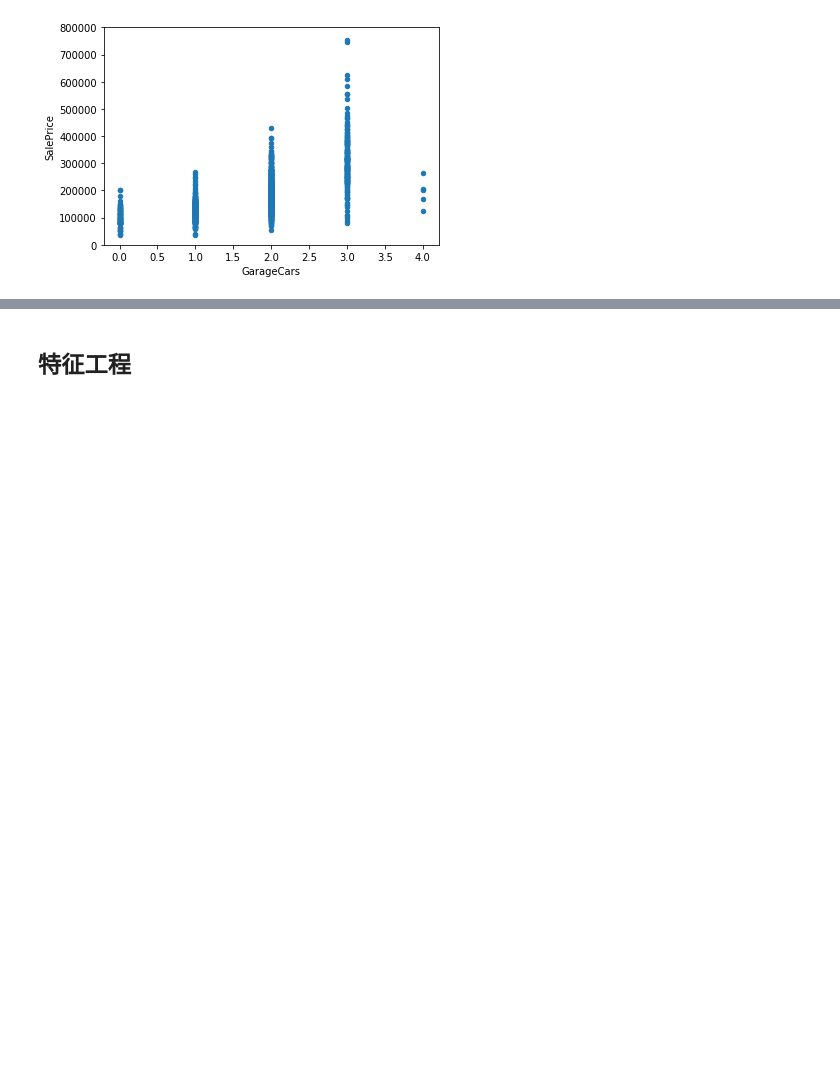
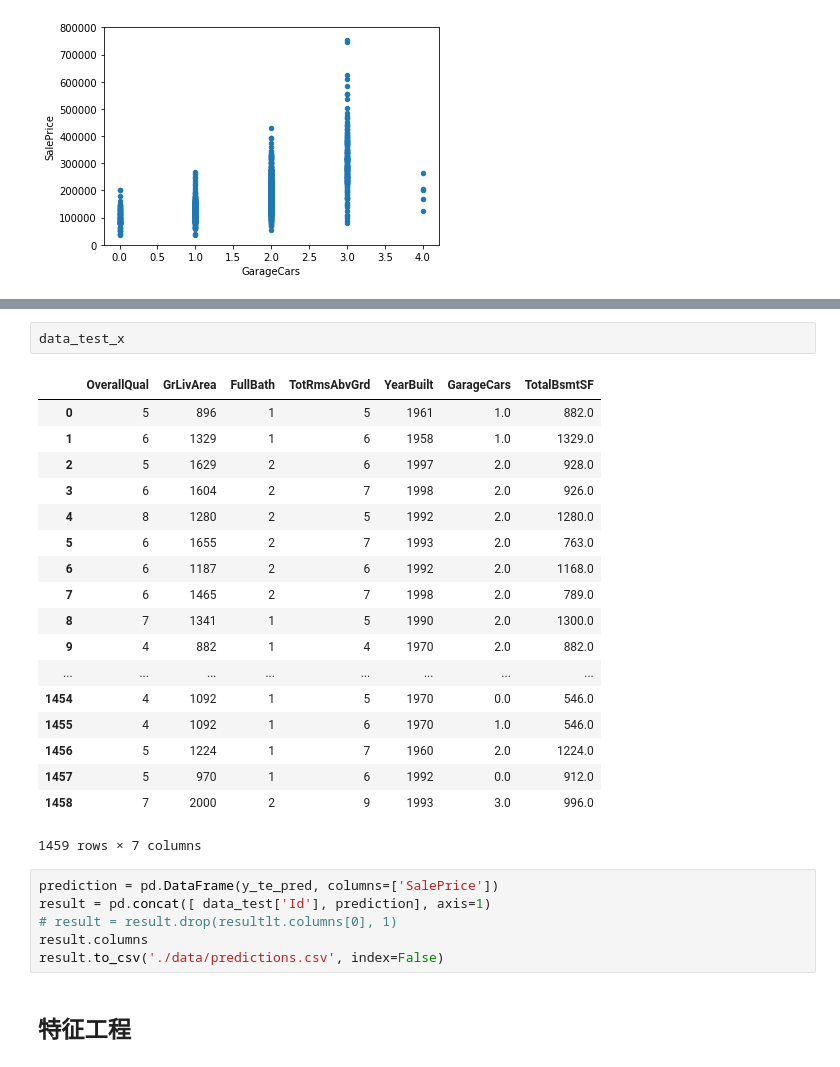
Before and after one commit to getianao/Kaggle-House-Prices, a Jupyter notebook: House Prices Pridiction.ipynb, the cells around one changed output, grey strips where cells are left out. Saved outputs shown, nothing was run; the diff lists cells and outputs as text; blank space fills up the shorter version.

```diff
--- a/House Prices Pridiction.ipynb
+++ b/House Prices Pridiction.ipynb
@@ -289,3 +569,30 @@ data.plot.scatter(x=var,y='SalePrice',ylim=(0,800000))
+# %%
+data_test_x
+# %% [output]
+|  | OverallQual | GrLivArea | FullBath | TotRmsAbvGrd | YearBuilt | GarageCars | TotalBsmtSF |
+| 0 | 5 | 896 | 1 | 5 | 1961 | 1.0 | 882.0 |
+| 1 | 6 | 1329 | 1 | 6 | 1958 | 1.0 | 1329.0 |
+| 2 | 5 | 1629 | 2 | 6 | 1997 | 2.0 | 928.0 |
+| 3 | 6 | 1604 | 2 | 7 | 1998 | 2.0 | 926.0 |
+| 4 | 8 | 1280 | 2 | 5 | 1992 | 2.0 | 1280.0 |
+| 5 | 6 | 1655 | 2 | 7 | 1993 | 2.0 | 763.0 |
+| 6 | 6 | 1187 | 2 | 6 | 1992 | 2.0 | 1168.0 |
+| 7 | 6 | 1465 | 2 | 7 | 1998 | 2.0 | 789.0 |
+| 8 | 7 | 1341 | 1 | 5 | 1990 | 2.0 | 1300.0 |
+| 9 | 4 | 882 | 1 | 4 | 1970 | 2.0 | 882.0 |
+| ... | ... | ... | ... | ... | ... | ... | ... |
+| 1454 | 4 | 1092 | 1 | 5 | 1970 | 0.0 | 546.0 |
+| 1455 | 4 | 1092 | 1 | 6 | 1970 | 1.0 | 546.0 |
+| 1456 | 5 | 1224 | 1 | 7 | 1960 | 2.0 | 1224.0 |
+| 1457 | 5 | 970 | 1 | 6 | 1992 | 0.0 | 912.0 |
+| 1458 | 7 | 2000 | 2 | 9 | 1993 | 3.0 | 996.0 |
+1459 rows × 7 columns
+# %%
+prediction = pd.DataFrame(y_te_pred, columns=['SalePrice'])
+result = pd.concat([ data_test['Id'], prediction], axis=1)
+# result = result.drop(resultlt.columns[0], 1)
+result.columns
+result.to_csv('./data/predictions.csv', index=False)
 # %% [markdown]
 ## 特征工程
 # %% [markdown]
```
Also changed, not shown: parts of 24 cells of this notebook, 1 other file.
